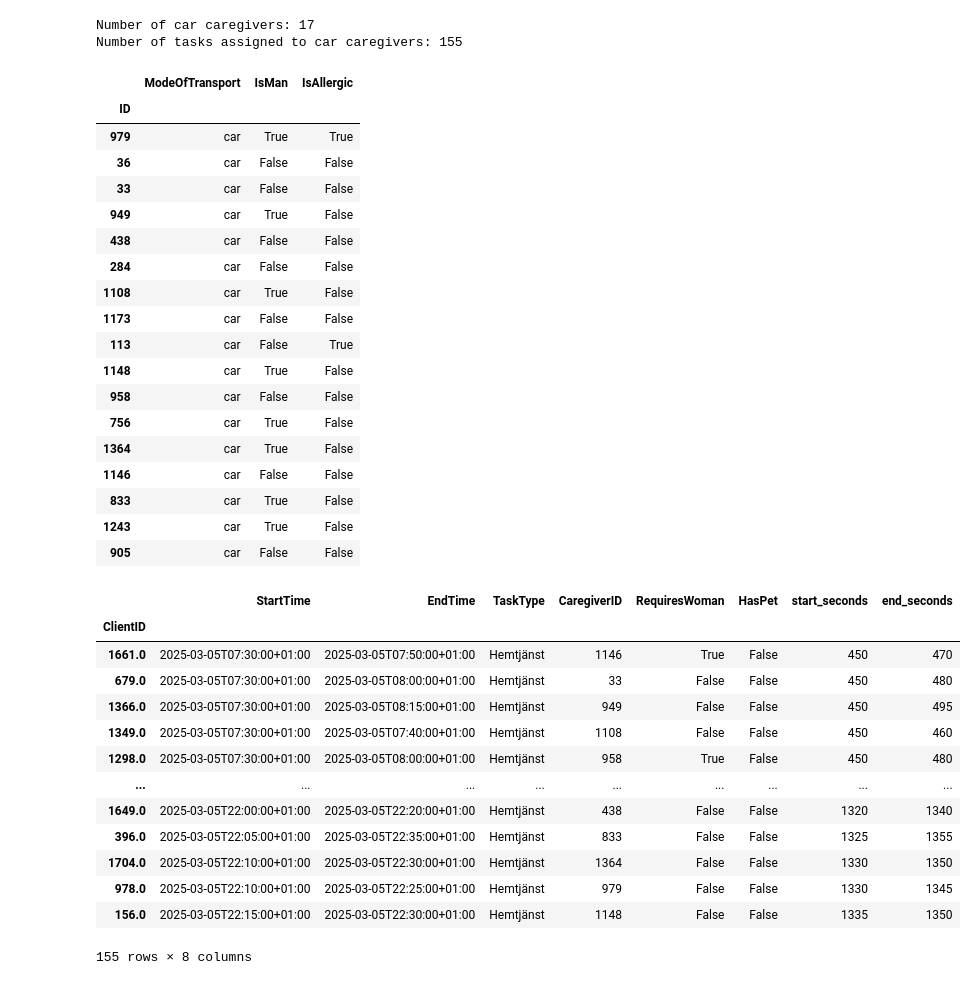
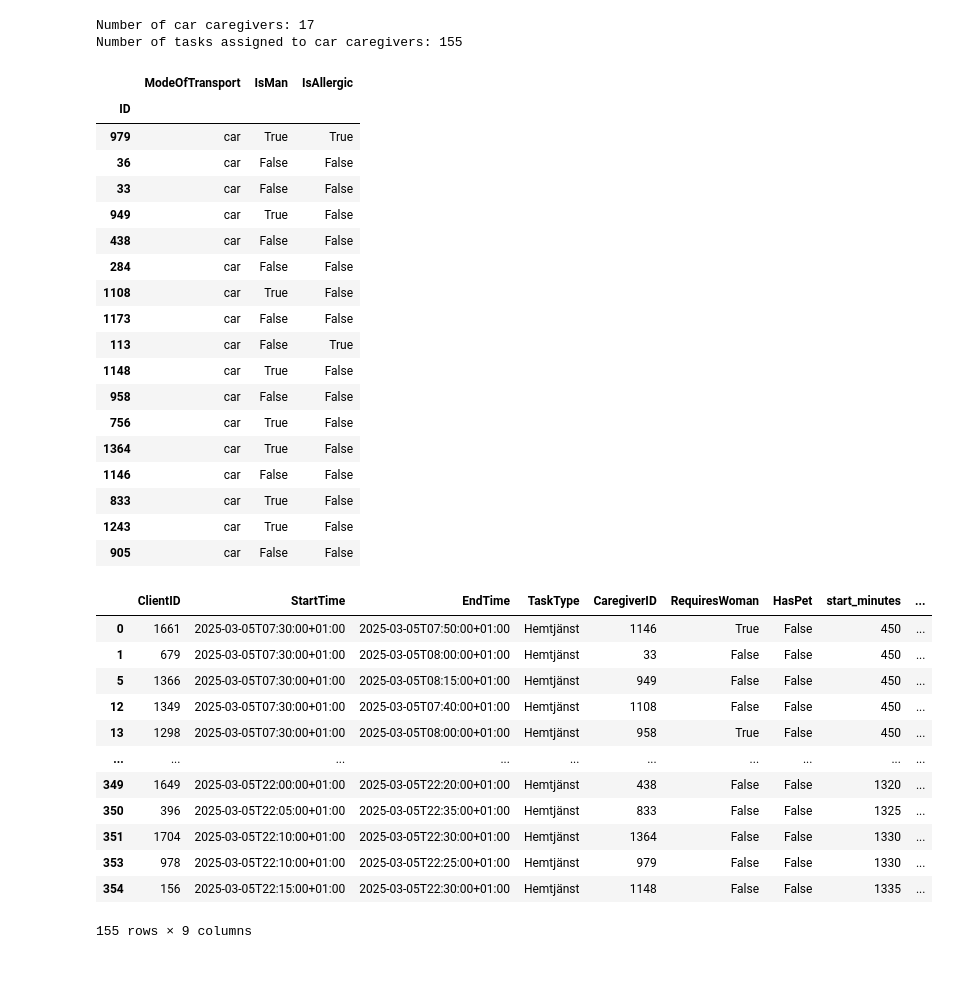
Before and after one commit to vilhelm-k/SA120X_KEX, a Jupyter notebook: Model.ipynb, the cells around one changed output. Drawn from its saved outputs; the diff is of its cells as text; code cells hidden in the pictures.

```diff
--- a/Model.ipynb
+++ b/Model.ipynb
@@ -4,12 +4,23 @@ import numpy as np
 import gurobipy as gp
 from gurobipy import GRB
 # %%
-drive_time_matrix = pd.read_csv('DRIVE_matrix_duration_matrix.csv', index_col=0)
-# Convert drive time matrix values from seconds to minutes (except index)
+# Read the drive time matrix from CSV
+drive_time_matrix = pd.read_csv('data/DRIVE_matrix_duration_matrix.csv', index_col=0)
+# Convert drive time values from seconds to minutes
 drive_time_matrix = drive_time_matrix.astype('float64') / 60
-caregivers = pd.read_csv('caregivers.csv', index_col=0)
-tasks = pd.read_csv('hemtjanst_tasks.csv', index_col=0)
 
+drive_time_matrix.columns = drive_time_matrix.columns.astype(int)
+drive_time_matrix.index = drive_time_matrix.index.astype(int)
+
+caregivers = pd.read_csv('data/caregivers.csv', index_col=0)
+# Use float for ClientID to handle potential NA values
+tasks = pd.read_csv('data/hemtjanst_tasks.csv')
+# Handle NA values in ClientID by first filling them with a placeholder value
+# then converting to integer where possible
+tasks = tasks[(tasks['TaskType'] == 'Hemtjänst')]
+tasks['ClientID'] = tasks['ClientID'].astype(int)
+# Alternatively, we could keep track of which entries were NA
+# tasks['is_client_id_na'] = tasks['ClientID'].isna()
 display(drive_time_matrix)
 display(tasks)
 # %% [output]
@@ -64,53 +73,53 @@ tasks
 # %%
-# Filter drivers who use car as mode of transport
+# Filter caregivers who use car as mode of transport
 car_caregivers = caregivers[caregivers['ModeOfTransport'] == 'car']
 
-# Get the list of driver IDs who use cars
-car_driver_ids = car_caregivers.index.tolist()
+# Get the list of caregiver IDs who use cars
+car_caregiver_ids = car_caregivers.index.tolist()
 
 # Filter tasks to only include those assigned to car caregivers
-car_tasks = tasks[tasks['CaregiverID'].isin(car_driver_ids) & (tasks['TaskType'] == 'Hemtjänst')]
+car_tasks = tasks[tasks['CaregiverID'].isin(car_caregiver_ids)]
+
 
 # Display the results
 print(f"Number of car caregivers: {len(car_caregivers)}")
 print(f"Number of tasks assigned to car caregivers: {len(car_tasks)}")
 
 # Display the first few rows of each dataframe
 display(car_caregivers)
 display(car_tasks)
 # %% [output]
 Number of car caregivers: 17
 Number of tasks assigned to car caregivers: 155
 |  | ModeOfTransport | IsMan | IsAllergic |
 | ID |  |  |  |
 | 979 | car | True | True |
 | 36 | car | False | False |
 | 33 | car | False | False |
 | 949 | car | True | False |
 | 438 | car | False | False |
 | 284 | car | False | False |
 | 1108 | car | True | False |
 | 1173 | car | False | False |
 | 113 | car | False | True |
 | 1148 | car | True | False |
 | 958 | car | False | False |
 | 756 | car | True | False |
 | 1364 | car | True | False |
 | 1146 | car | False | False |
 | 833 | car | True | False |
 | 1243 | car | True | False |
 | 905 | car | False | False |
-|  | StartTime | EndTime | TaskType | CaregiverID | RequiresWoman | HasPet | start_seconds | end_seconds |
-| ClientID |  |  |  |  |  |  |  |  |
-| 1661.0 | 2025-03-05T07:30:00+01:00 | 2025-03-05T07:50:00+01:00 | Hemtjänst | 1146 | True | False | 450 | 470 |
-| 679.0 | 2025-03-05T07:30:00+01:00 | 2025-03-05T08:00:00+01:00 | Hemtjänst | 33 | False | False | 450 | 480 |
-| 1366.0 | 2025-03-05T07:30:00+01:00 | 2025-03-05T08:15:00+01:00 | Hemtjänst | 949 | False | False | 450 | 495 |
-| 1349.0 | 2025-03-05T07:30:00+01:00 | 2025-03-05T07:40:00+01:00 | Hemtjänst | 1108 | False | False | 450 | 460 |
-| 1298.0 | 2025-03-05T07:30:00+01:00 | 2025-03-05T08:00:00+01:00 | Hemtjänst | 958 | True | False | 450 | 480 |
-| ... | ... | ... | ... | ... | ... | ... | ... | ... |
-| 1649.0 | 2025-03-05T22:00:00+01:00 | 2025-03-05T22:20:00+01:00 | Hemtjänst | 438 | False | False | 1320 | 1340 |
-| 396.0 | 2025-03-05T22:05:00+01:00 | 2025-03-05T22:35:00+01:00 | Hemtjänst | 833 | False | False | 1325 | 1355 |
-| 1704.0 | 2025-03-05T22:10:00+01:00 | 2025-03-05T22:30:00+01:00 | Hemtjänst | 1364 | False | False | 1330 | 1350 |
-| 978.0 | 2025-03-05T22:10:00+01:00 | 2025-03-05T22:25:00+01:00 | Hemtjänst | 979 | False | False | 1330 | 1345 |
-| 156.0 | 2025-03-05T22:15:00+01:00 | 2025-03-05T22:30:00+01:00 | Hemtjänst | 1148 | False | False | 1335 | 1350 |
+|  | ClientID | StartTime | EndTime | TaskType | CaregiverID | RequiresWoman | HasPet | start_minutes | ... |
+| 0 | 1661 | 2025-03-05T07:30:00+01:00 | 2025-03-05T07:50:00+01:00 | Hemtjänst | 1146 | True | False | 450 | ... |
+| 1 | 679 | 2025-03-05T07:30:00+01:00 | 2025-03-05T08:00:00+01:00 | Hemtjänst | 33 | False | False | 450 | ... |
+| 5 | 1366 | 2025-03-05T07:30:00+01:00 | 2025-03-05T08:15:00+01:00 | Hemtjänst | 949 | False | False | 450 | ... |
+| 12 | 1349 | 2025-03-05T07:30:00+01:00 | 2025-03-05T07:40:00+01:00 | Hemtjänst | 1108 | False | False | 450 | ... |
+| 13 | 1298 | 2025-03-05T07:30:00+01:00 | 2025-03-05T08:00:00+01:00 | Hemtjänst | 958 | True | False | 450 | ... |
+| ... | ... | ... | ... | ... | ... | ... | ... | ... | ... |
+| 349 | 1649 | 2025-03-05T22:00:00+01:00 | 2025-03-05T22:20:00+01:00 | Hemtjänst | 438 | False | False | 1320 | ... |
+| 350 | 396 | 2025-03-05T22:05:00+01:00 | 2025-03-05T22:35:00+01:00 | Hemtjänst | 833 | False | False | 1325 | ... |
+| 351 | 1704 | 2025-03-05T22:10:00+01:00 | 2025-03-05T22:30:00+01:00 | Hemtjänst | 1364 | False | False | 1330 | ... |
+| 353 | 978 | 2025-03-05T22:10:00+01:00 | 2025-03-05T22:25:00+01:00 | Hemtjänst | 979 | False | False | 1330 | ... |
+| 354 | 156 | 2025-03-05T22:15:00+01:00 | 2025-03-05T22:30:00+01:00 | Hemtjänst | 1148 | False | False | 1335 | ... |
-155 rows × 8 columns
+155 rows × 9 columns
```
Also changed, not shown: parts of 7 cells of this notebook, 8 other files.
